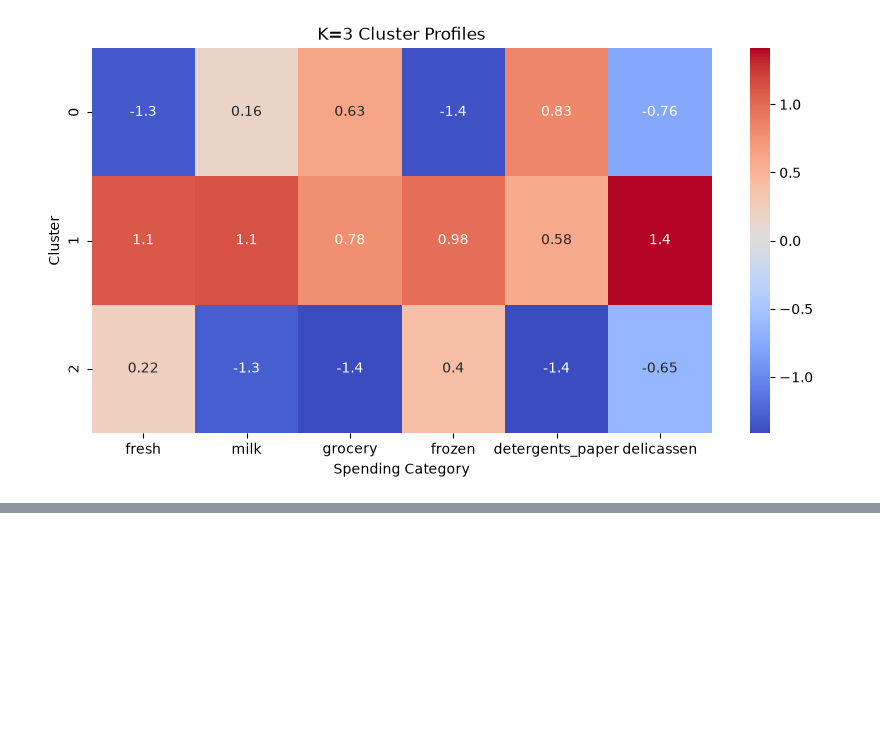
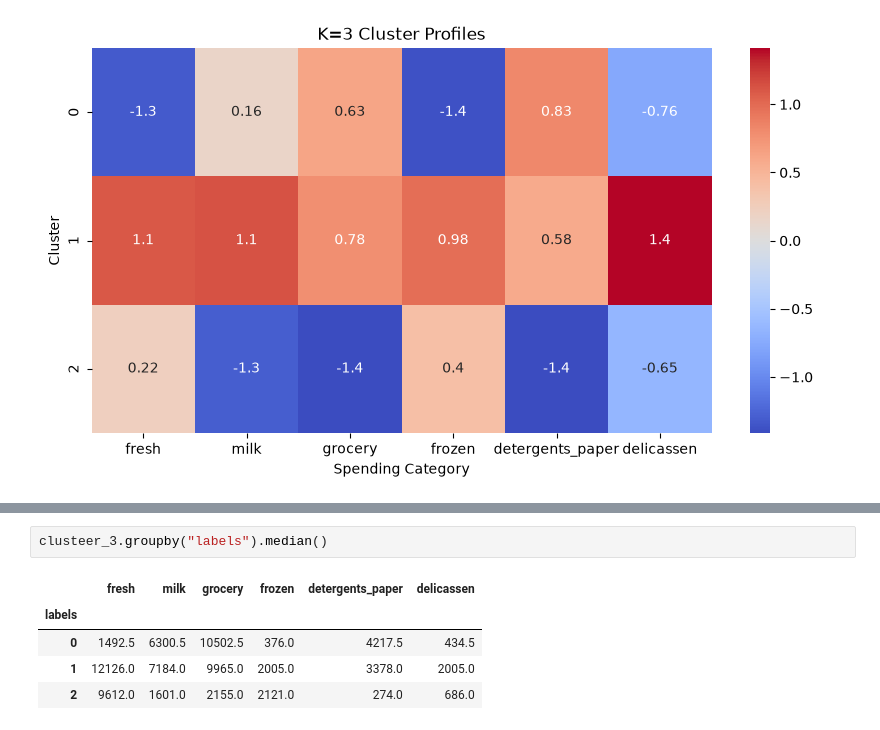
Before and after one commit to Kartikshard/Whole-Sale-Customer-Segmentation, a Jupyter notebook: notebooks/01_EDA.ipynb, the cells around one changed output, grey strips where cells are left out. Cells and saved outputs as stored; diff of their text form; blank space fills up the shorter version.

```diff
--- a/notebooks/01_EDA.ipynb
+++ b/notebooks/01_EDA.ipynb
@@ -353,0 +380,8 @@ plt.show()
+# %%
+clusteer_3.groupby("labels").median()
+# %% [output]
+|  | fresh | milk | grocery | frozen | detergents_paper | delicassen |
+| labels |  |  |  |  |  |  |
+| 0 | 1492.5 | 6300.5 | 10502.5 | 376.0 | 4217.5 | 434.5 |
+| 1 | 12126.0 | 7184.0 | 9965.0 | 2005.0 | 3378.0 | 2005.0 |
+| 2 | 9612.0 | 1601.0 | 2155.0 | 2121.0 | 274.0 | 686.0 |
```
Also changed, not shown: parts of 2 cells of this notebook.
